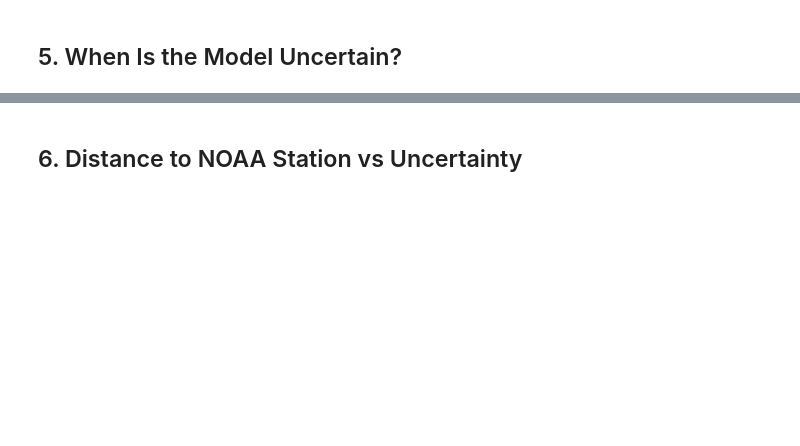
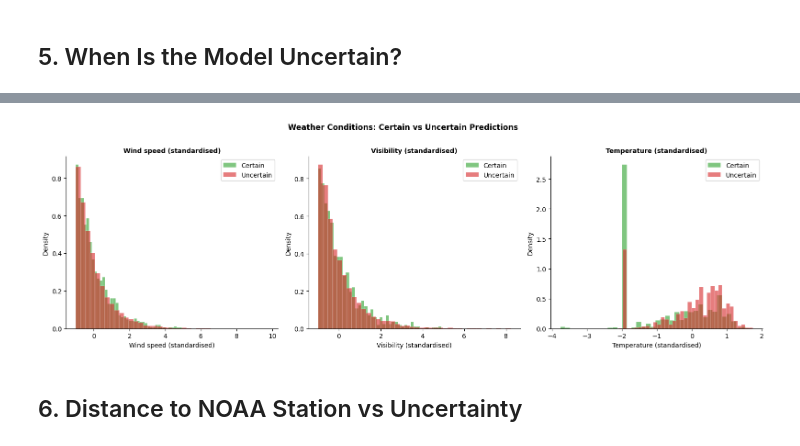
Before and after one commit to EddieZIDA/aviation-risk-predictor, a Jupyter notebook: notebooks/05_uncertainty_lac.ipynb, the cells around one changed output, grey strips where cells are left out. Drawn from its saved outputs; the diff is of its cells as text; code cells hidden in the pictures; blank space fills up the shorter version.

```diff
--- a/notebooks/05_uncertainty_lac.ipynb
+++ b/notebooks/05_uncertainty_lac.ipynb
@@ -304,31 +363,35 @@ if X_test_raw_df is not None:
 # %%
 # Weather conditions × uncertainty
 if X_test_raw_df is not None and 'noaa_wind_knots' in X_test_raw_df.columns:
     fig, axes = plt.subplots(1, 3, figsize=(16, 5))
 
-    weather_vars = ['noaa_wind_knots', 'noaa_visib_km', 'noaa_temp_c']
-    weather_labels = ['Wind Speed (knots)', 'Visibility (km)', 'Temperature (°C)']
+    # X_test.csv is standardised: values are z-scores, not physical units
+    weather_vars = ['noaa_wind_knots', 'noaa_visib_km', 'wx_temp_c']
+    weather_labels = ['Wind speed (standardised)', 'Visibility (standardised)',
+                      'Temperature (standardised)']
     colors_uc = {False:'#2ca02c', True:'#d62728'}
 
     for ax, var, label in zip(axes, weather_vars, weather_labels):
         if var not in uncertainty_df.columns:
             ax.set_visible(False); continue
         for is_uncert, grp in uncertainty_df.groupby('uncertain'):
             ax.hist(grp[var].dropna(), bins=40, alpha=0.6,
                     color=colors_uc[is_uncert],
                     label='Uncertain' if is_uncert else 'Certain',
                     density=True, edgecolor='white', linewidth=0.3)
         ax.set_title(f'{label}', fontsize=10, fontweight='bold')
         ax.set_xlabel(label)
         ax.set_ylabel('Density')
         ax.legend()
         sns.despine(ax=ax)
 
     plt.suptitle('Weather Conditions: Certain vs Uncertain Predictions',
                  fontsize=12, fontweight='bold', y=1.01)
     plt.tight_layout()
     plt.savefig(f'{UNCERT_DIR}/weather_vs_uncertainty.png', dpi=150, bbox_inches='tight')
     plt.show()
+# %% [output]
+[figure, added]
 # %% [markdown]
 ## 6. Distance to NOAA Station vs Uncertainty
 # %%
```
Also changed, not shown: parts of 18 cells of this notebook, 26 other files.
